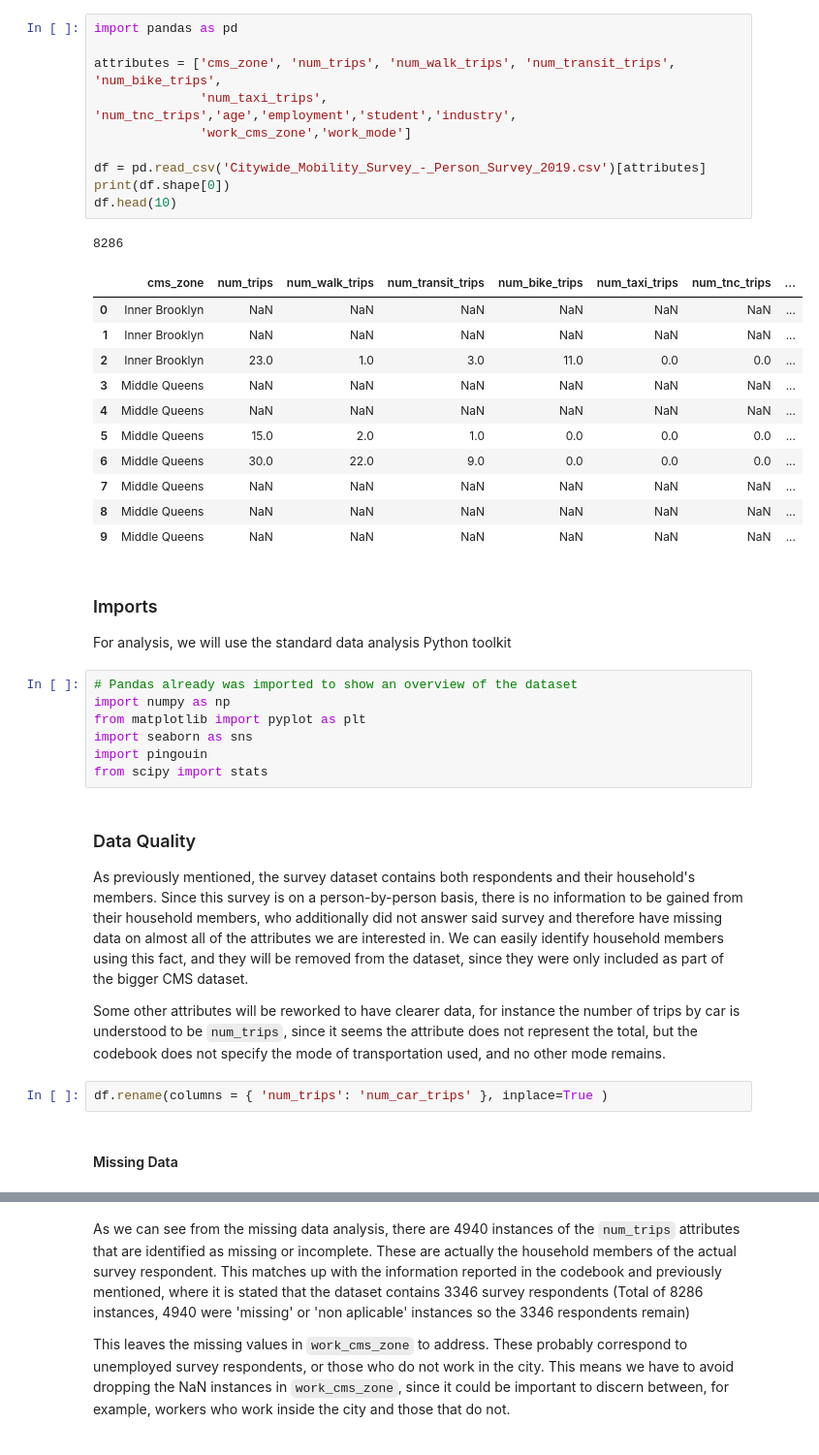
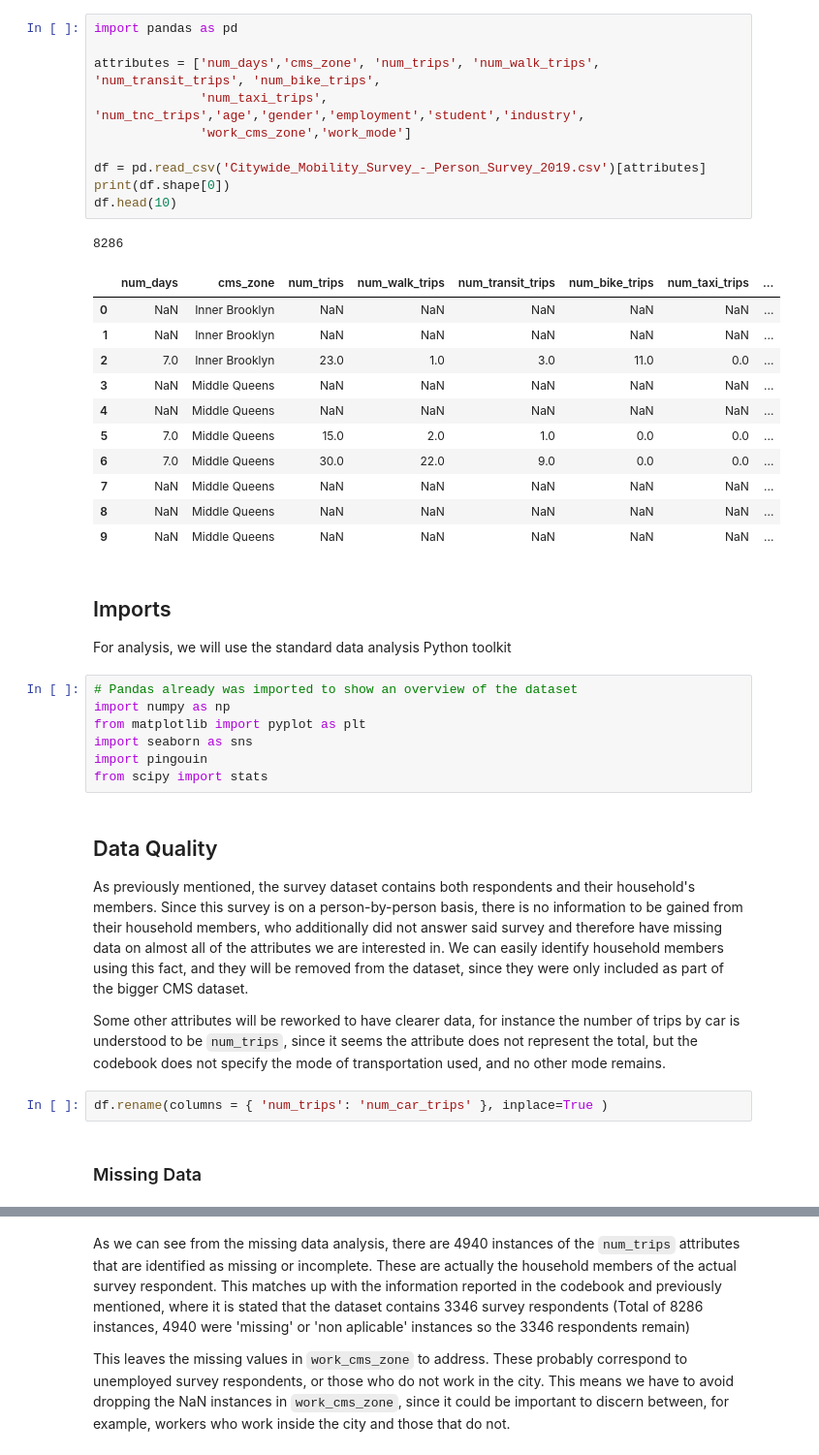
Before and after one commit to Axemt/TUD-2223-DATAH3-Project, a Jupyter notebook: NYC's 2019 Citywide Mobility Survey.ipynb, the cells around one changed output, grey strips where cells are left out. Shown: that part at 97% size. Saved outputs shown, nothing was run; the diff lists cells and outputs as text.

Commit message:
Exploratory Data Analysis

```diff
--- a/NYC's 2019 Citywide Mobility Survey.ipynb
+++ b/NYC's 2019 Citywide Mobility Survey.ipynb
@@ -49,28 +54,28 @@ The survey contains a variety of attributes regarding the survey's result, as we
 # %%
 import pandas as pd
 
-attributes = ['cms_zone', 'num_trips', 'num_walk_trips', 'num_transit_trips', 'num_bike_trips',
-              'num_taxi_trips', 'num_tnc_trips','age','employment','student','industry',
+attributes = ['num_days','cms_zone', 'num_trips', 'num_walk_trips', 'num_transit_trips', 'num_bike_trips',
+              'num_taxi_trips', 'num_tnc_trips','age','gender','employment','student','industry',
               'work_cms_zone','work_mode']
 
 df = pd.read_csv('Citywide_Mobility_Survey_-_Person_Survey_2019.csv')[attributes]
 print(df.shape[0])
 df.head(10)
 # %% [output]
 8286
-|  | cms_zone | num_trips | num_walk_trips | num_transit_trips | num_bike_trips | num_taxi_trips | num_tnc_trips | ... |
-| 0 | Inner Brooklyn | NaN | NaN | NaN | NaN | NaN | NaN | ... |
-| 1 | Inner Brooklyn | NaN | NaN | NaN | NaN | NaN | NaN | ... |
-| 2 | Inner Brooklyn | 23.0 | 1.0 | 3.0 | 11.0 | 0.0 | 0.0 | ... |
-| 3 | Middle Queens | NaN | NaN | NaN | NaN | NaN | NaN | ... |
-| 4 | Middle Queens | NaN | NaN | NaN | NaN | NaN | NaN | ... |
-| 5 | Middle Queens | 15.0 | 2.0 | 1.0 | 0.0 | 0.0 | 0.0 | ... |
-| 6 | Middle Queens | 30.0 | 22.0 | 9.0 | 0.0 | 0.0 | 0.0 | ... |
-| 7 | Middle Queens | NaN | NaN | NaN | NaN | NaN | NaN | ... |
-| 8 | Middle Queens | NaN | NaN | NaN | NaN | NaN | NaN | ... |
-| 9 | Middle Queens | NaN | NaN | NaN | NaN | NaN | NaN | ... |
+|  | num_days | cms_zone | num_trips | num_walk_trips | num_transit_trips | num_bike_trips | num_taxi_trips | ... |
+| 0 | NaN | Inner Brooklyn | NaN | NaN | NaN | NaN | NaN | ... |
+| 1 | NaN | Inner Brooklyn | NaN | NaN | NaN | NaN | NaN | ... |
+| 2 | 7.0 | Inner Brooklyn | 23.0 | 1.0 | 3.0 | 11.0 | 0.0 | ... |
+| 3 | NaN | Middle Queens | NaN | NaN | NaN | NaN | NaN | ... |
+| 4 | NaN | Middle Queens | NaN | NaN | NaN | NaN | NaN | ... |
+| 5 | 7.0 | Middle Queens | 15.0 | 2.0 | 1.0 | 0.0 | 0.0 | ... |
+| 6 | 7.0 | Middle Queens | 30.0 | 22.0 | 9.0 | 0.0 | 0.0 | ... |
+| 7 | NaN | Middle Queens | NaN | NaN | NaN | NaN | NaN | ... |
+| 8 | NaN | Middle Queens | NaN | NaN | NaN | NaN | NaN | ... |
+| 9 | NaN | Middle Queens | NaN | NaN | NaN | NaN | NaN | ... |
 # %% [markdown]
-### Imports
+## Imports
 <a name='p1.3'></a>
 
 For analysis, we will use the standard data analysis Python toolkit
@@ -82,7 +87,7 @@ import seaborn as sns
 import pingouin
 from scipy import stats
 # %% [markdown]
-### Data Quality
+## Data Quality
 <a name='p1.4'></a>
 
 As previously mentioned, the survey dataset contains both respondents and their household's members. Since this survey is on a person-by-person basis, there is no information to be gained from their household members, who additionally did not answer said survey and therefore have missing data on almost all of the attributes we are interested in. We can easily identify household members using this fact, and they will be removed from the dataset, since they were only included as part of the bigger CMS dataset.
@@ -91,7 +96,7 @@ Some other attributes will be reworked to have clearer data, for instance the nu
 # %%
 df.rename(columns = { 'num_trips': 'num_car_trips' }, inplace=True )
 # %% [markdown]
-#### Missing Data
+### Missing Data
 # %%
 df.isna().sum()
 # %% [output]
```
Also changed, not shown: parts of 21 cells of this notebook, 1 other file.
